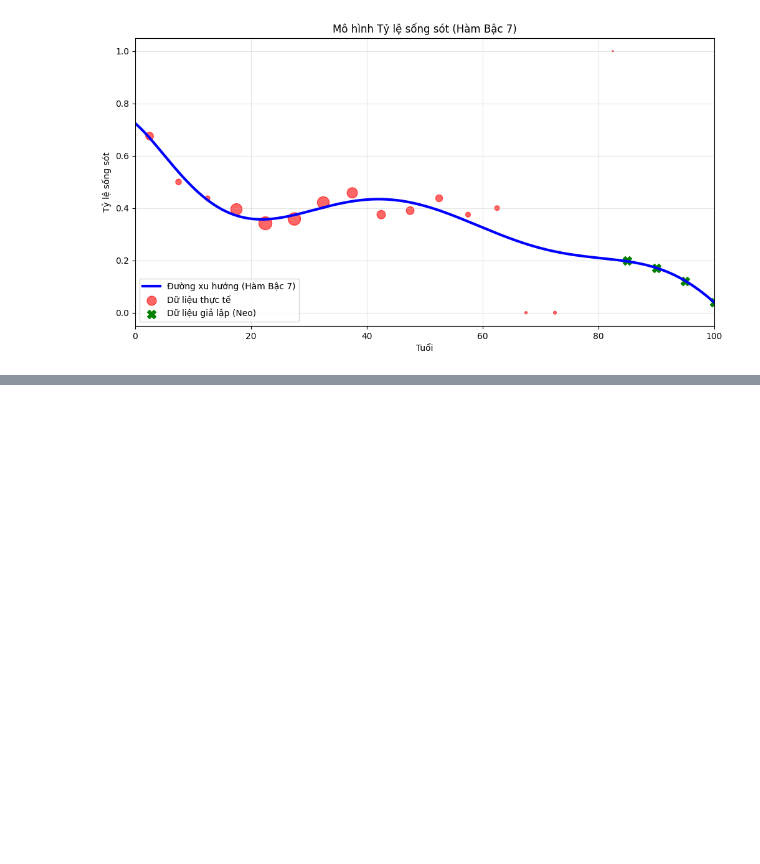
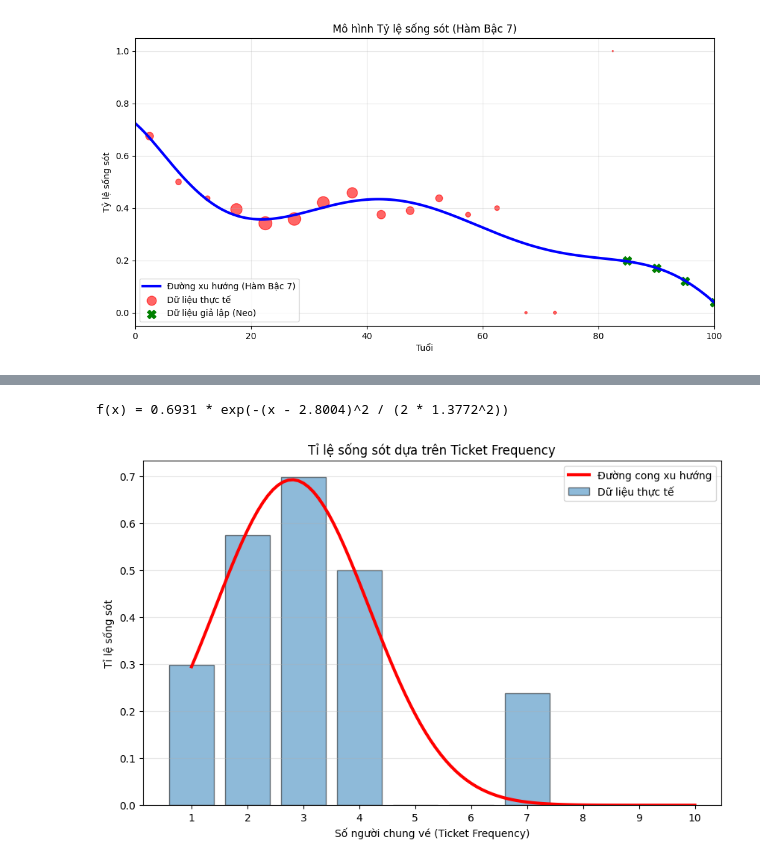
Before and after one commit to yesnoyesswa/TitanicThings, a Jupyter notebook: PerColumn.ipynb, the cells around one changed output, grey strips where cells are left out. Drawn from its saved outputs; the diff is of its cells as text; code cells hidden in the pictures; blank space fills up the shorter version.

```diff
--- a/PerColumn.ipynb
+++ b/PerColumn.ipynb
@@ -221,3 +247,49 @@ df['Ticket_Frequency'] = df.groupby('Ticket')['Ticket'].transform('count')
 # 8            347742                 3
 # 9            237736                 2
 # print(max(df["Ticket_Frequency"])) <-- 7
+
+ticket_freq_rates = {}
+ticket_freq_counts = {}
+
+max_freq = int(df['Ticket_Frequency'].max())
+
+for i in range(1, max_freq + 1):
+    group_data = df[df['Ticket_Frequency'] == i]
+    if len(group_data) > 0:
+        ticket_freq_rates[i] = group_data['Survived'].mean()
+        ticket_freq_counts[i] = len(group_data)
+
+x_ticket = np.array(list(ticket_freq_rates.keys()))
+y_ticket = np.array(list(ticket_freq_rates.values()))
+counts_ticket = np.array(list(ticket_freq_counts.values()))
+
+def gaussian_model(x, a, mu, sigma):
+    return a * np.exp(-(x - mu)**2 / (2 * sigma**2))
+
+weights_ticket = 1 / np.sqrt(counts_ticket)
+
+values_ticket, _ = curve_fit(gaussian_model, x_ticket, y_ticket,
+                    p0=[0.6, 2.5, 1.5],
+                    sigma=weights_ticket)
+a_opt, mu_opt, sigma_opt = values_ticket
+
+print(f"f(x) = {a_opt:.4f} * exp(-(x - {mu_opt:.4f})^2 / (2 * {sigma_opt:.4f}^2))")
+# %% [output]
+f(x) = 0.6931 * exp(-(x - 2.8004)^2 / (2 * 1.3772^2))
+# %%
+x_smooth = np.linspace(1, 10, 100)
+y_smooth = gaussian_model(x_smooth, *values_ticket)
+
+plt.figure(figsize=(10, 6))
+plt.bar(x_ticket, y_ticket, alpha=0.5, label='Dữ liệu thực tế', edgecolor='black')
+plt.plot(x_smooth, y_smooth, color='red', linewidth=3, label='Đường cong xu hướng')
+
+plt.title('Tỉ lệ sống sót dựa trên Ticket Frequency')
+plt.xlabel('Số người chung vé (Ticket Frequency)')
+plt.ylabel('Tỉ lệ sống sót')
+plt.xticks(range(1, 11))
+plt.legend()
+plt.grid(axis='y', alpha=0.3)
+plt.show()
+# %% [output]
+[figure, added]
```
Also changed, not shown: parts of 4 cells of this notebook.
